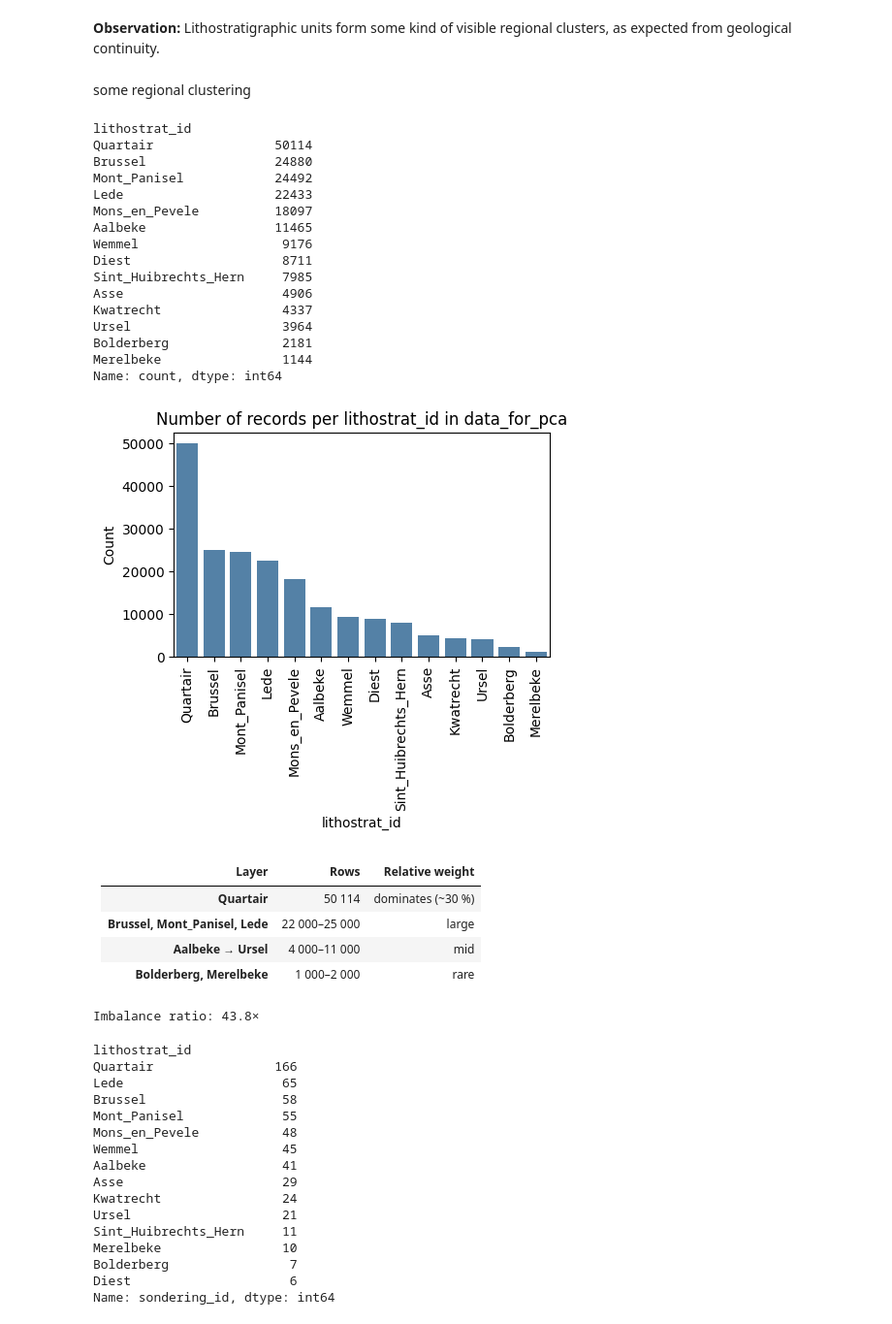
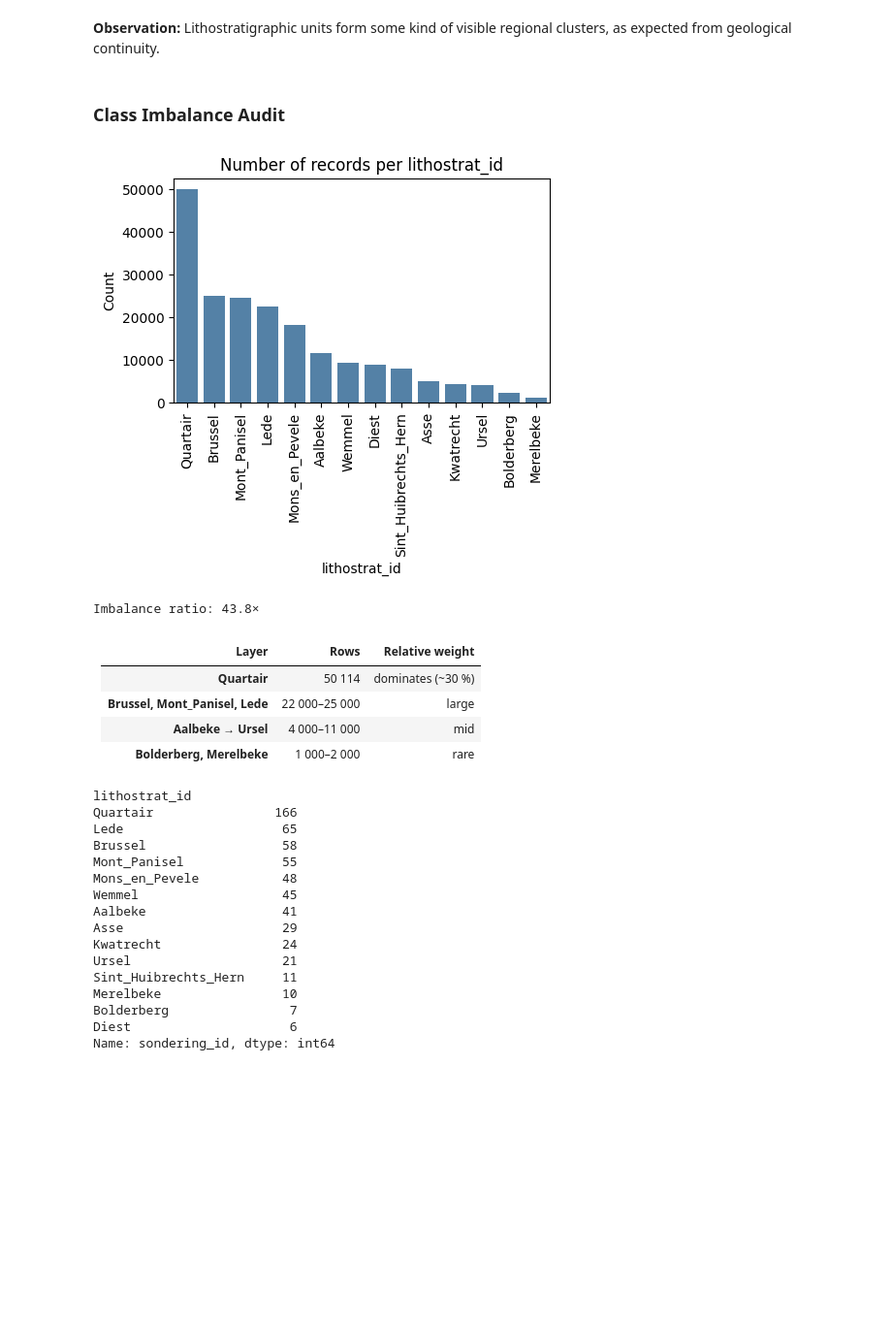
Before and after one commit to andrea-maza/PDS_MAEPS, a Jupyter notebook: PCA_Andrea_Maza.ipynb, the cells around one changed output. Shown at 97% size. Drawn from its saved outputs; the diff is of its cells as text; code cells hidden in the pictures; blank space fills up the shorter version.

```diff
--- a/PCA_Andrea_Maza.ipynb
+++ b/PCA_Andrea_Maza.ipynb
@@ -403,36 +403,23 @@ ANOVA p-value for y vs lithostrat: 0.000e+00
 Very small p (< 0.05) → lithostrat units occupy different spatial regions (significant spatial clustering).
 # %% [markdown]
 **Observation:** Lithostratigraphic units form some kind of visible regional clusters, as expected from geological continuity.
-# %% [markdown]
-some regional clustering
+# %% [markdown]
+### Class Imbalance Audit
 # %%
-#Imbalance audit
 layer_counts = data_for_pca['lithostrat_id'].value_counts().sort_values(ascending=False)
-print(layer_counts)
+
 plt.figure(figsize=(5,3))
 sns.barplot(x=layer_counts.index, y=layer_counts.values, color='steelblue')
 plt.xticks(rotation=90)
-plt.title('Number of records per lithostrat_id in data_for_pca')
+plt.title('Number of records per lithostrat_id')
 plt.ylabel('Count')
 plt.show()
+
+imbalance_ratio = layer_counts.max() / layer_counts.min()
+print(f"Imbalance ratio: {imbalance_ratio:.1f}×")
 # %% [output]
+[figure, new version]
-lithostrat_id
-Quartair                50114
-Brussel                 24880
-Mont_Panisel            24492
-Lede                    22433
-Mons_en_Pevele          18097
-Aalbeke                 11465
-Wemmel                   9176
-Diest                    8711
-Sint_Huibrechts_Hern     7985
-Asse                     4906
-Kwatrecht                4337
-Ursel                    3964
-Bolderberg               2181
-Merelbeke                1144
-Name: count, dtype: int64
+Imbalance ratio: 43.8×
-[figure, old version]
 # %% [markdown]
 | Layer                           | Rows          | Relative weight      |
 | ------------------------------- | ------------- | -------------------- |
@@ -440,12 +427,6 @@ Name: count, dtype: int64
 | **Brussel, Mont_Panisel, Lede** | 22 000–25 000 | large                |
 | **Aalbeke → Ursel**             | 4 000–11 000  | mid                  |
 | **Bolderberg, Merelbeke**       | 1 000–2 000   | rare                 |
-# %%
-imbalance_ratio = layer_counts.max() / layer_counts.min()
-print(f"Imbalance ratio: {imbalance_ratio:.1f}×")
-#If it’s > 10×, the PCA will be dominated by the largest layers (e.g., Quartair).
-# %% [output]
-Imbalance ratio: 43.8×
 # %%
 #CPT coverage per layer (nunique sondering_id)
 cpt_counts = data_for_pca.groupby('lithostrat_id')['sondering_id'].nunique().sort_values(ascending=False)
```
Also changed, not shown: parts of 3 cells of this notebook.
